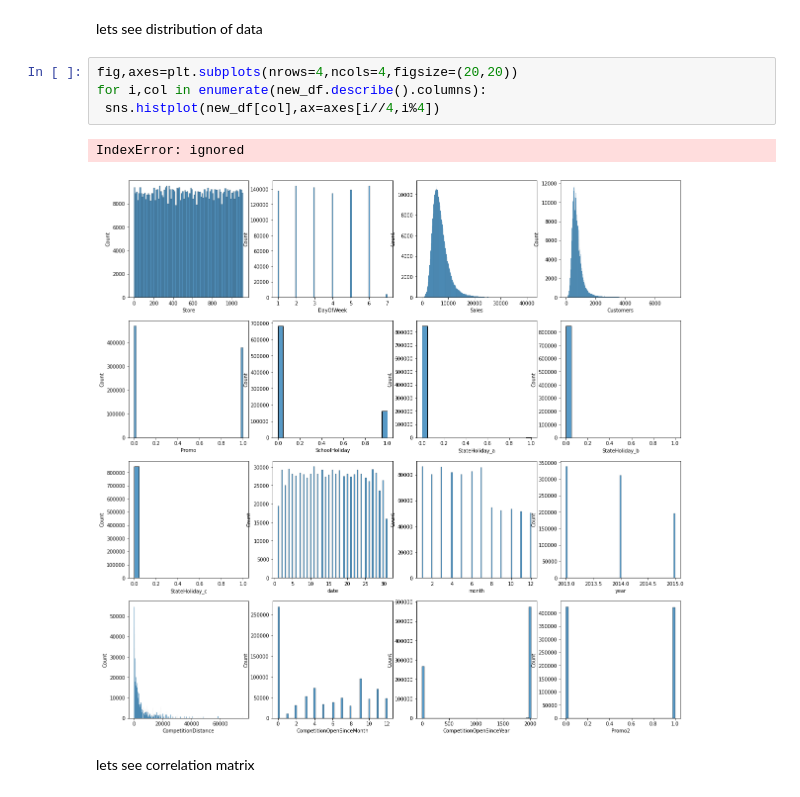
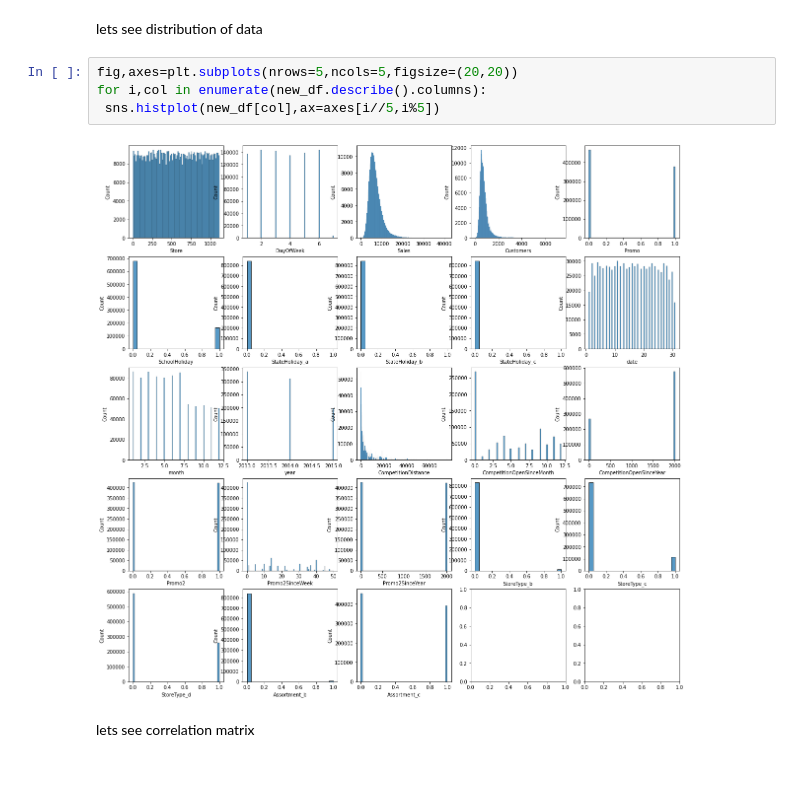
Before and after one commit to shivansh9770/Rossmann-Sales-Prediction-, a Jupyter notebook: Rossmann_Sales_Prediction_Capstone_Project.ipynb, the cells around one changed output. Saved outputs shown, nothing was run; the diff lists cells and outputs as text.

```diff
--- a/Rossmann_Sales_Prediction_Capstone_Project.ipynb
+++ b/Rossmann_Sales_Prediction_Capstone_Project.ipynb
@@ -688,12 +762,11 @@ new_df=pd.get_dummies(new_df,columns=['Assortment'],drop_first=True)
 # %% [markdown]
 lets see distribution of data
 # %%
-fig,axes=plt.subplots(nrows=4,ncols=4,figsize=(20,20))
+fig,axes=plt.subplots(nrows=5,ncols=5,figsize=(20,20))
 for i,col in enumerate(new_df.describe().columns):
- sns.histplot(new_df[col],ax=axes[i//4,i%4])
+ sns.histplot(new_df[col],ax=axes[i//5,i%5])
 # %% [output]
-IndexError: ignored
-[figure, old version]
+[figure, new version]
 # %% [markdown]
 lets see correlation matrix
 # %%
```
Also changed, not shown: parts of 41 cells of this notebook.
